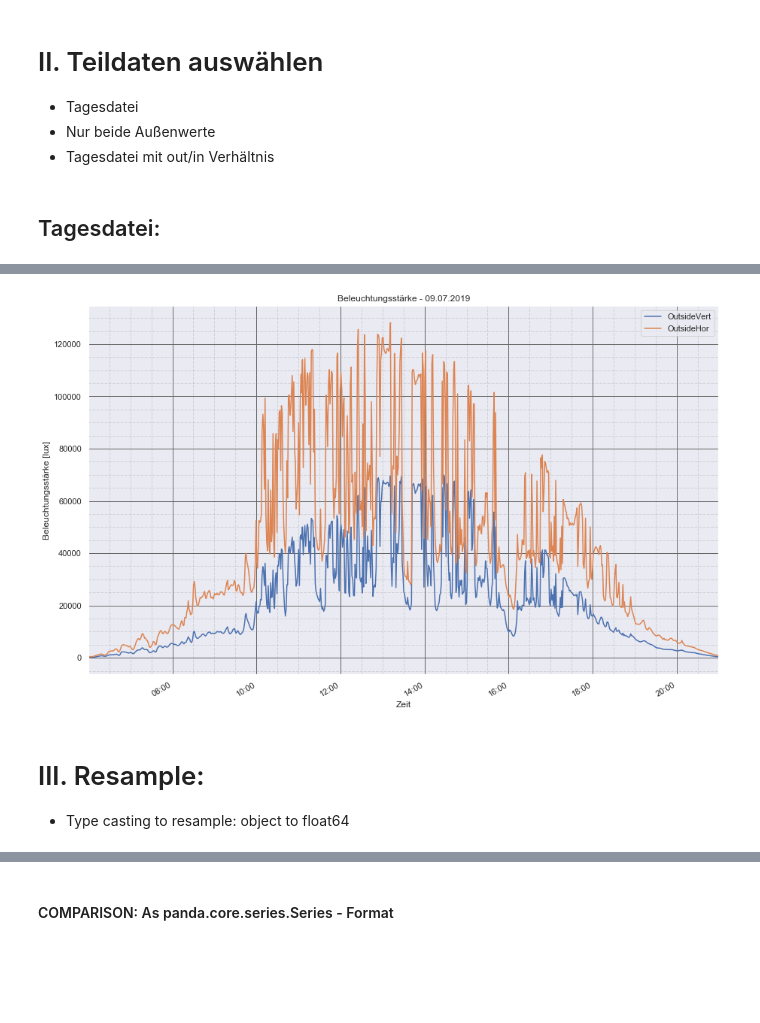
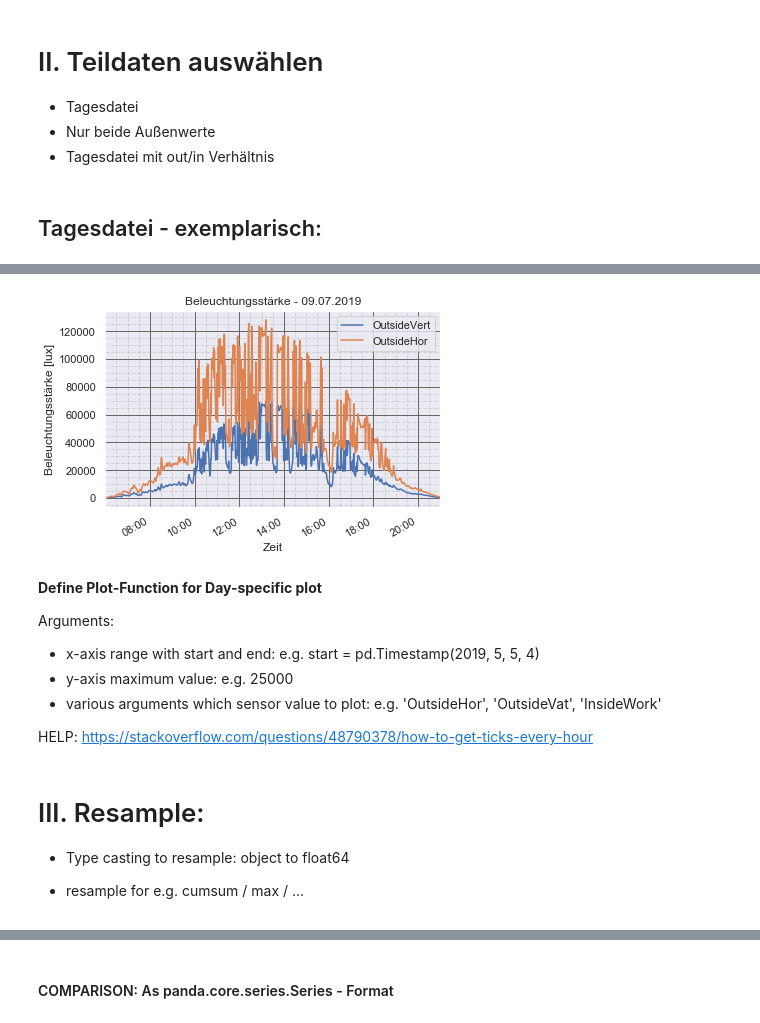
Before and after one commit to OliverZott/DataAnalysis_Almemo, a Jupyter notebook: Data_Almemo.ipynb, the cells around one changed output, grey strips where cells are left out. Saved outputs shown, nothing was run; the diff lists cells and outputs as text; code cells hidden in the pictures; blank space fills up the shorter version.

```diff
--- a/Data_Almemo.ipynb
+++ b/Data_Almemo.ipynb
@@ -20,14 +30,16 @@ import numpy as np
 import pandas as pd
 import matplotlib.pyplot as plt
 from matplotlib.dates import DateFormatter
-
 import seaborn as sns
-sns.set(rc={'figure.figsize':(12,8)}) # activate seaborn as overlay to matplotlib
-
-
+sns.set()
 import datetime
 from datetime import datetime
 import glob
+
+
+from IPython.core.interactiveshell import InteractiveShell
+
+#InteractiveShell.ast_node_interactivity = "all"
 # %% [markdown]
 # I. Store all .txt files in one file
 
@@ -42,7 +54,7 @@ https://medium.com/jbennetcodes/dealing-with-datetimes-like-a-pro-in-pandas-b80d
 # %%
 # combine all day-files to one single file
-#pattern = 'H:/Python_Code/Plot_/data_almemo/*.txt'
-pattern = 'D:/Users/Dura/Documents/Programmieren/python/Data Analysis/Almemo_DataAnalysis/data_almemo/*.txt'
+
+pattern = 'H:/Python_Code/Plot_/data_almemo/*.txt'
 txt_files = glob.glob(pattern)
 
 frames = []
@@ -59,8 +71,8 @@ for txt in txt_files:
     frames.append(df)
 
 df = pd.concat(frames)
-df.to_csv("D:/Users/Dura/Documents/Programmieren/python/Data Analysis/Almemo_DataAnalysis/Almemo_data.csv",
-          sep=';', encoding='utf-8')
+df.to_csv("H:/Python_Code/Plot_/Almemo_data.csv", sep=';', encoding='utf-8')
+
 
 display(df.head(3))
 display(df.tail(3))
@@ -123,7 +135,7 @@ DatetimeIndex(['2019-02-11 00:00:47', '2019-02-11 00:01:57',
 - Nur beide Außenwerte
 - Tagesdatei mit out/in Verhältnis
 # %% [markdown]
-## Tagesdatei:
+## Tagesdatei - exemplarisch:
 # %%
 # extract one day:
 df_20190709 = df.loc["2019-07-09"]
@@ -145,26 +157,36 @@ display(df_20190709.tail(2))
 # %%
 # plot specific timespan on specific day:
 
 ax = df.loc['2019-07-09 06:00:00':'2019-07-09 21:00:00'].plot(
-    y=['OutsideVert','OutsideHor'],grid=True,figsize=(15,10),
-    title = 'Beleuchtungsstärke - 09.07.2019' )
+    y=['OutsideVert','OutsideHor'],grid=True,title = 'Beleuchtungsstärke - 09.07.2019' )
 
 ax.set_xlabel("Zeit")
 ax.set_ylabel("Beleuchtungsstärke [lux]")
 
 # ----------------------------------------------------------------------------------
 # Show major grid lines
 plt.grid(b=True, which='major', color='#666666', linestyle='-')
 # Show the minor grid lines with very faint and almost transparent grey lines
 plt.minorticks_on()
 plt.grid(b=True, which='minor', color='#999999', linestyle='--', alpha=0.3)
 
 # ----------------------------------------------------------------------------------
 # Formatting Date values at x-axis
 # https://matplotlib.org/api/dates_api.html
 
 myFmt = myFmt = DateFormatter("%H:%M") # "%m/%d"
 ax.xaxis.set_major_formatter(myFmt)
 # %% [output]
-[figure, old version]
+[figure, new version]
+# %% [markdown]
+**Define Plot-Function for Day-specific plot**
+
+Arguments:
+- x-axis range with start and end: e.g. start = pd.Timestamp(2019, 5, 5, 4)
+- y-axis maximum value: e.g. 25000
+- various arguments which sensor value to plot: e.g. 'OutsideHor', 'OutsideVat', 'InsideWork'
+
+
+HELP:
+https://stackoverflow.com/questions/48790378/how-to-get-ticks-every-hour
 # %%
@@ -184,6 +219,8 @@ def day_plt(start, end, max, sit1=0, ):
 # III. Resample:
 
 - Type casting to resample: object to float64
+
+- resample for e.g. cumsum / max / ...
 # %%
 # type casting:
 
```
Also changed, not shown: parts of 42 cells of this notebook.
